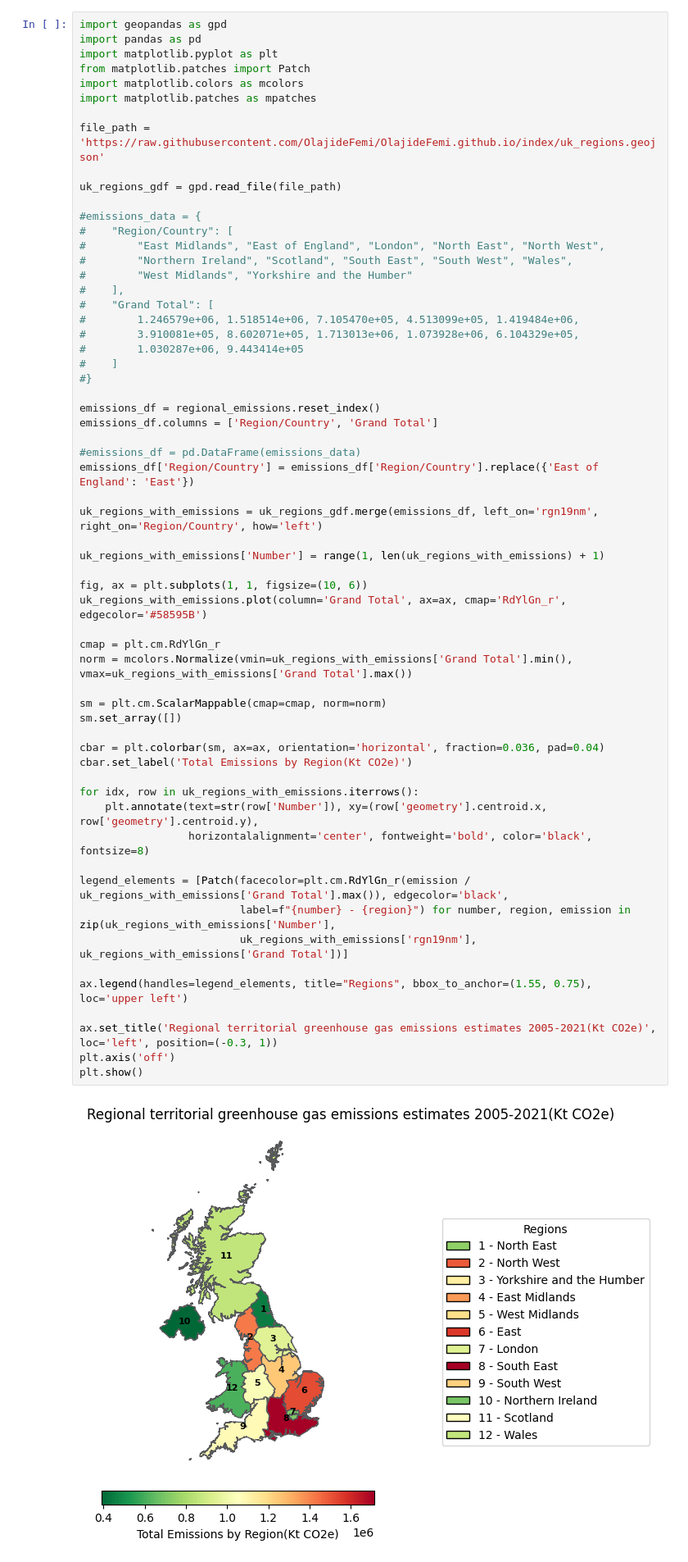
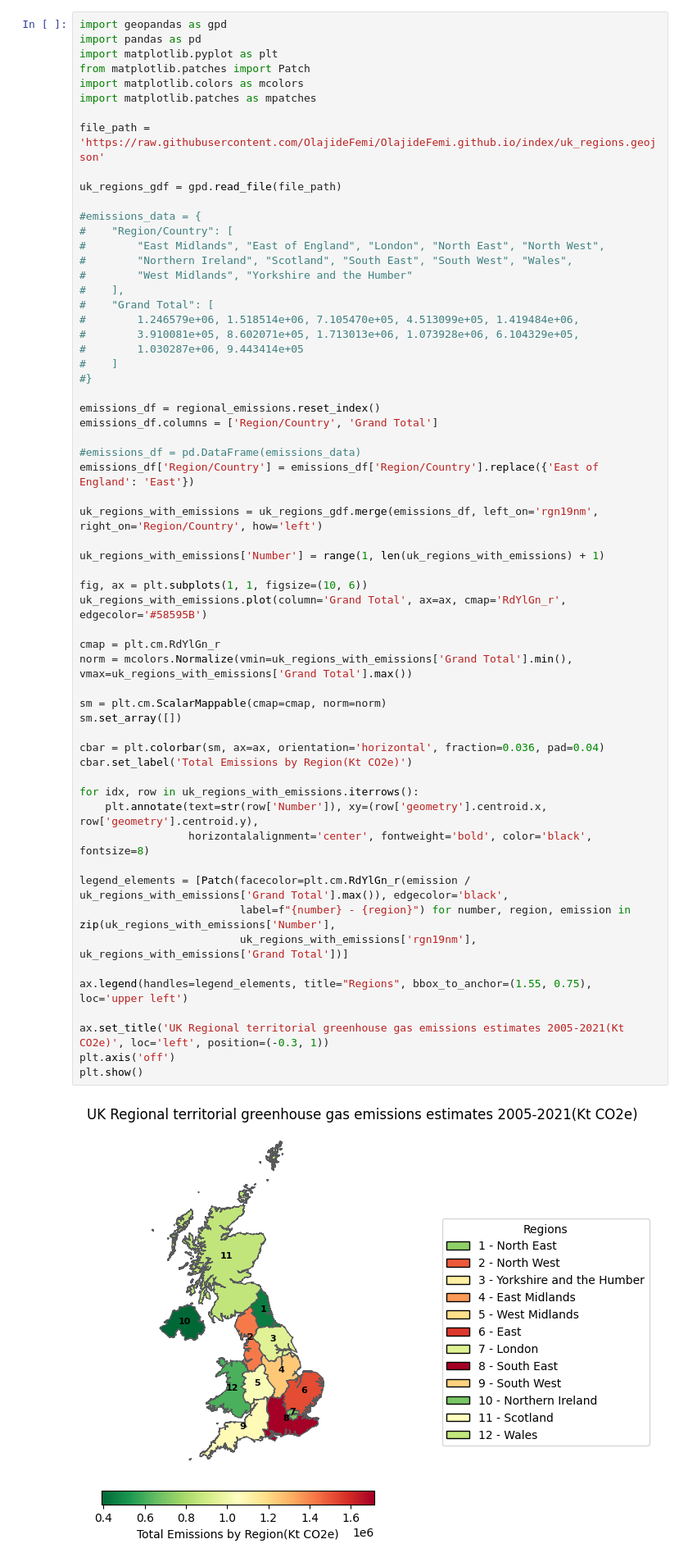
Before and after one commit to Olufemol/OlajideFemi.github.io, a Jupyter notebook: Dissertation_Code_1.ipynb, the cells around one changed output. Shown at 82% size. Drawn from its saved outputs; the diff is of its cells as text.

```diff
--- a/Dissertation_Code_1.ipynb
+++ b/Dissertation_Code_1.ipynb
@@ -371,32 +371,32 @@ emissions_df['Region/Country'] = emissions_df['Region/Country'].replace({'East o
 
 uk_regions_with_emissions = uk_regions_gdf.merge(emissions_df, left_on='rgn19nm', right_on='Region/Country', how='left')
 
 uk_regions_with_emissions['Number'] = range(1, len(uk_regions_with_emissions) + 1)
 
 fig, ax = plt.subplots(1, 1, figsize=(10, 6))
 uk_regions_with_emissions.plot(column='Grand Total', ax=ax, cmap='RdYlGn_r', edgecolor='#58595B')
 
 cmap = plt.cm.RdYlGn_r
 norm = mcolors.Normalize(vmin=uk_regions_with_emissions['Grand Total'].min(), vmax=uk_regions_with_emissions['Grand Total'].max())
 
 sm = plt.cm.ScalarMappable(cmap=cmap, norm=norm)
 sm.set_array([])
 
 cbar = plt.colorbar(sm, ax=ax, orientation='horizontal', fraction=0.036, pad=0.04)
 cbar.set_label('Total Emissions by Region(Kt CO2e)')
 
 for idx, row in uk_regions_with_emissions.iterrows():
     plt.annotate(text=str(row['Number']), xy=(row['geometry'].centroid.x, row['geometry'].centroid.y),
                  horizontalalignment='center', fontweight='bold', color='black', fontsize=8)
 
 legend_elements = [Patch(facecolor=plt.cm.RdYlGn_r(emission / uk_regions_with_emissions['Grand Total'].max()), edgecolor='black',
                          label=f"{number} - {region}") for number, region, emission in zip(uk_regions_with_emissions['Number'],
                          uk_regions_with_emissions['rgn19nm'], uk_regions_with_emissions['Grand Total'])]
 
 ax.legend(handles=legend_elements, title="Regions", bbox_to_anchor=(1.55, 0.75), loc='upper left')
 
-ax.set_title('Regional territorial greenhouse gas emissions estimates 2005-2021(Kt CO2e)', loc='left', position=(-0.3, 1))
+ax.set_title('UK Regional territorial greenhouse gas emissions estimates 2005-2021(Kt CO2e)', loc='left', position=(-0.3, 1))
 plt.axis('off')
 plt.show()
 # %% [output]
-[figure, old version]
+[figure, new version]
```
Also changed, not shown: parts of 49 cells of this notebook.
